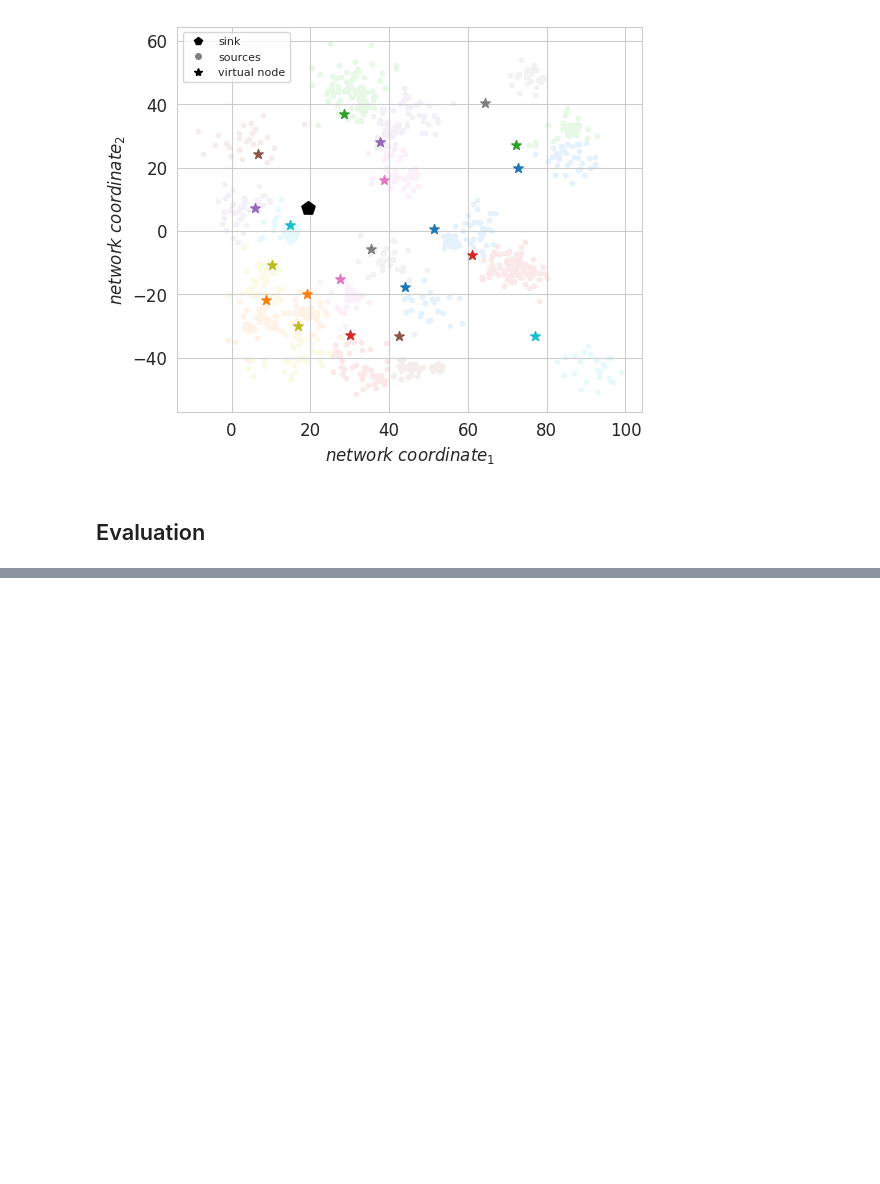
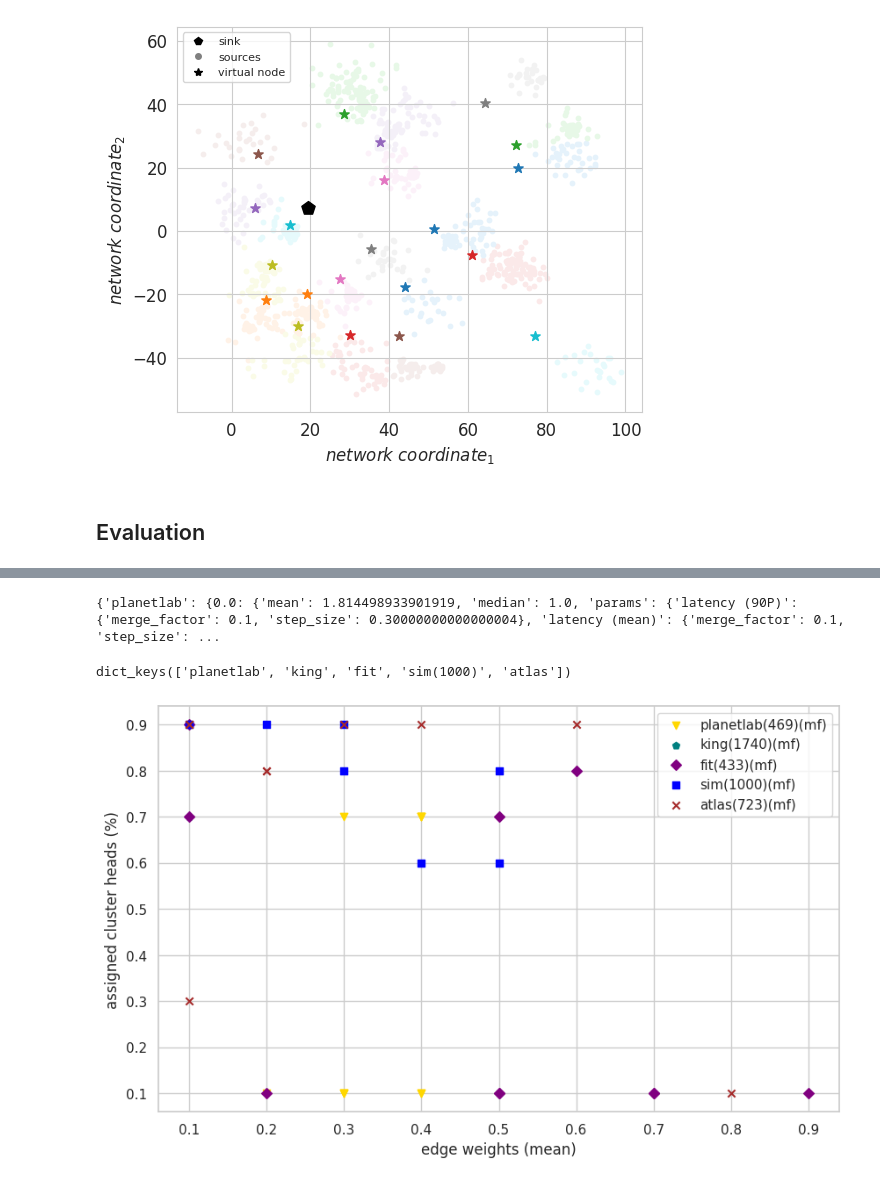
Before and after one commit to xchatzil/NEMO, a Jupyter notebook: notebooks/WeightSimulations.ipynb, the cells around one changed output, grey strips where cells are left out. Drawn from its saved outputs; the diff is of its cells as text; code cells hidden in the pictures; blank space fills up the shorter version.

```diff
--- a/notebooks/WeightSimulations.ipynb
+++ b/notebooks/WeightSimulations.ipynb
@@ -515,0 +626,4 @@ plt.show()
+# %%
+print(values_topo)
+# %% [output]
+{'planetlab': {0.0: {'mean': 1.814498933901919, 'median': 1.0, 'params': {'latency (90P)': {'merge_factor': 0.1, 'step_size': 0.30000000000000004}, 'latency (mean)': {'merge_factor': 0.1, 'step_size': ...
@@ -515,0 +632,48 @@ plt.show()
+# %%
+values_topo.keys()
+# %% [output]
+dict_keys(['planetlab', 'king', 'fit', 'sim(1000)', 'atlas'])
+# %%
+# Specify the figure size (e.g., 8x6 inches)
+fig, ax = plt.subplots(figsize=(10, 6))
+y_label = "merge_factor"
+
+for k in values_topo.keys():
+    data_dict = values_topo[k]
+
+    # Extract the keys and values from the dictionary
+    x_values = [round(item["mean"], 2) for item in data_dict.values()]
+    y_values_mf = [round(item["params"]["latency (90P)"]["merge_factor"], 2) for item in data_dict.values()]
+    y_values_ss = [round(item["params"]["latency (90P)"]["step_size"], 2) for item in data_dict.values()]
+
+    c = plot_topo[k]["color"]
+    m = plot_topo[k]["marker"]
+
+    # Create the main plot
+    if k != "sim(1000)":
+        k = k + "(" + str(df_dict_topologies[k][0].shape[0]) + ")"
+
+    ax.scatter(y_values_ss, y_values_mf, marker=m, color=c, label=k + "(mf)")
+    # ax.scatter(x_values, y_values_ss, marker="2", color=c, label=k + "(ss)")
+
+    # Calculate the regression line
+    coefficients = np.polyfit(x_values, y_values_mf, 2)
+    regression_line = np.polyval(coefficients, x_values)
+
+    # Plot the regression line
+    # ax.plot(x_values, regression_line, "--", color=c)
+
+# Set axis labels and title for the main plot
+ax.set_xlabel('edge weights (mean)')
+ax.set_ylabel('assigned cluster heads (%)')
+
+# ax.set_ylim([-1, 54])
+
+# Create a legend for the scatter plot with a label
+legend = ax.legend()
+# legend.set_title("Topology")
+
+# Display the plot
+plt.show()
+# %% [output]
+[figure, added]
```
Also changed, not shown: parts of 15 cells of this notebook, 1 other file.
